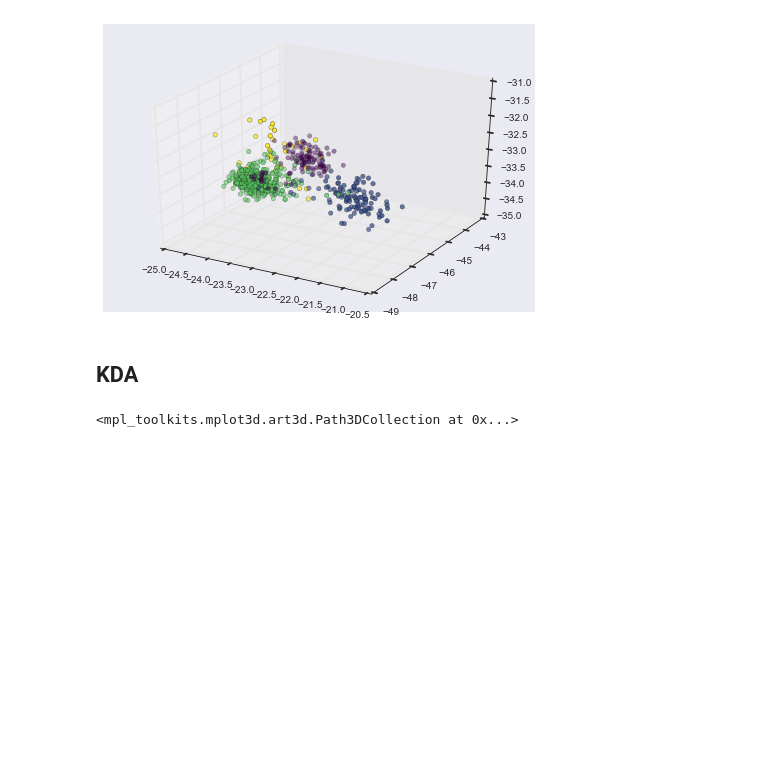
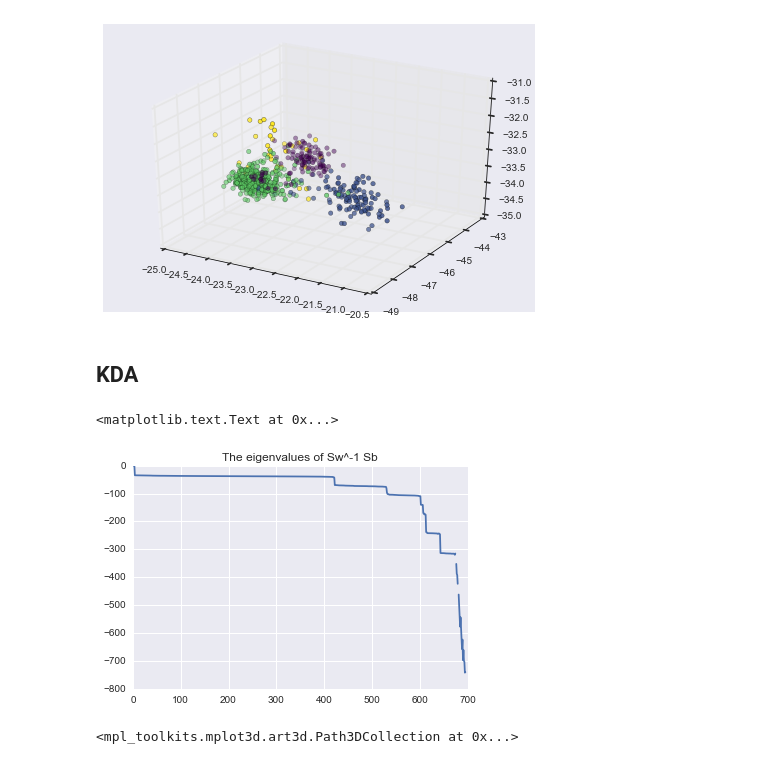
Before and after one commit to SMarwen/ML_Project, a Jupyter notebook: Codes/KDA.ipynb, the cells around one changed output. Saved outputs shown, nothing was run; the diff lists cells and outputs as text; code cells hidden in the pictures; blank space fills up the shorter version.

```diff
--- a/Codes/KDA.ipynb
+++ b/Codes/KDA.ipynb
@@ -230,6 +230,12 @@ Alpha = np.real(v[:,0:Proj_dim])
 label=df_KDA.label
 del df_KDA['label']
 Y = np.dot(Alpha.T,K).T #np.dot(Theta.T, df_LDA.values.T).T # Projected data
+# %%
+plt.plot(np.log(np.abs(w)))
+plt.title('The eigenvalues of Sw^-1 Sb')
+# %% [output]
+<matplotlib.text.Text at 0x...>
+[figure, added]
 # %%
 # Display projected data in 3D
 
```
Also changed, not shown: parts of 1 cell of this notebook.
